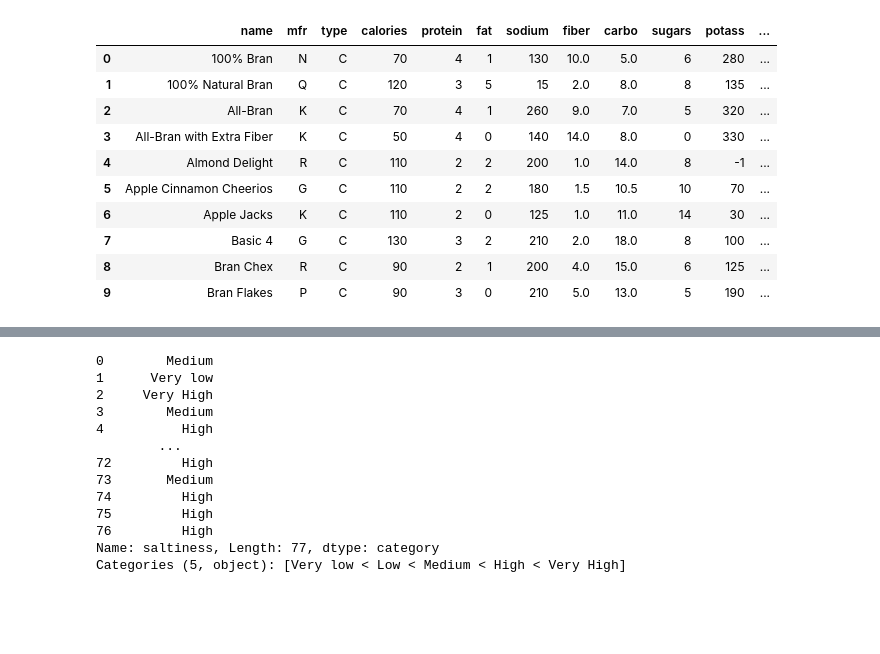
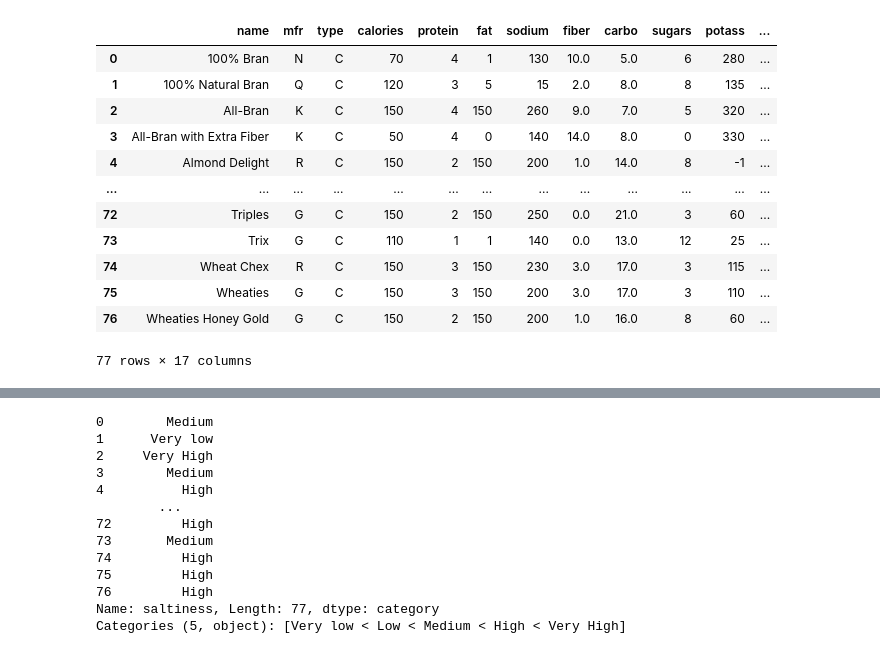
Before and after one commit to tahentx/pv_workbook, a Jupyter notebook: datascience/misc/cereal_eda.ipynb, the cells around one changed output, grey strips where cells are left out. Saved outputs shown, nothing was run; the diff lists cells and outputs as text; code cells hidden in the pictures; blank space fills up the shorter version.

Commit message:
basic eda working on pandas cookbook snippets

```diff
--- a/datascience/misc/cereal_eda.ipynb
+++ b/datascience/misc/cereal_eda.ipynb
@@ -6,17 +6,3 @@ import matplotlib.pyplot as plt
 import scipy
 # %%
 df = pd.read_csv('https://raw.githubusercontent.com/thisismetis/sf20_ds18/master/pairs/cereal/cereal.csv?token=ADA5PK7RWPBIIL5MTD6SBHS7DNEBK',sep=',')
-# %%
-df.head(10)
-# %% [output]
-|  | name | mfr | type | calories | protein | fat | sodium | fiber | carbo | sugars | potass | ... |
-| 0 | 100% Bran | N | C | 70 | 4 | 1 | 130 | 10.0 | 5.0 | 6 | 280 | ... |
-| 1 | 100% Natural Bran | Q | C | 120 | 3 | 5 | 15 | 2.0 | 8.0 | 8 | 135 | ... |
-| 2 | All-Bran | K | C | 70 | 4 | 1 | 260 | 9.0 | 7.0 | 5 | 320 | ... |
-| 3 | All-Bran with Extra Fiber | K | C | 50 | 4 | 0 | 140 | 14.0 | 8.0 | 0 | 330 | ... |
-| 4 | Almond Delight | R | C | 110 | 2 | 2 | 200 | 1.0 | 14.0 | 8 | -1 | ... |
-| 5 | Apple Cinnamon Cheerios | G | C | 110 | 2 | 2 | 180 | 1.5 | 10.5 | 10 | 70 | ... |
-| 6 | Apple Jacks | K | C | 110 | 2 | 0 | 125 | 1.0 | 11.0 | 14 | 30 | ... |
-| 7 | Basic 4 | G | C | 130 | 3 | 2 | 210 | 2.0 | 18.0 | 8 | 100 | ... |
-| 8 | Bran Chex | R | C | 90 | 2 | 1 | 200 | 4.0 | 15.0 | 6 | 125 | ... |
-| 9 | Bran Flakes | P | C | 90 | 3 | 0 | 210 | 5.0 | 13.0 | 5 | 190 | ... |
@@ -22,0 +15,16 @@ df.head(10)
+# %%
+df2
+# %% [output]
+|  | name | mfr | type | calories | protein | fat | sodium | fiber | carbo | sugars | potass | ... |
+| 0 | 100% Bran | N | C | 70 | 4 | 1 | 130 | 10.0 | 5.0 | 6 | 280 | ... |
+| 1 | 100% Natural Bran | Q | C | 120 | 3 | 5 | 15 | 2.0 | 8.0 | 8 | 135 | ... |
+| 2 | All-Bran | K | C | 150 | 4 | 150 | 260 | 9.0 | 7.0 | 5 | 320 | ... |
+| 3 | All-Bran with Extra Fiber | K | C | 50 | 4 | 0 | 140 | 14.0 | 8.0 | 0 | 330 | ... |
+| 4 | Almond Delight | R | C | 150 | 2 | 150 | 200 | 1.0 | 14.0 | 8 | -1 | ... |
+| ... | ... | ... | ... | ... | ... | ... | ... | ... | ... | ... | ... | ... |
+| 72 | Triples | G | C | 150 | 2 | 150 | 250 | 0.0 | 21.0 | 3 | 60 | ... |
+| 73 | Trix | G | C | 110 | 1 | 1 | 140 | 0.0 | 13.0 | 12 | 25 | ... |
+| 74 | Wheat Chex | R | C | 150 | 3 | 150 | 230 | 3.0 | 17.0 | 3 | 115 | ... |
+| 75 | Wheaties | G | C | 150 | 3 | 150 | 200 | 3.0 | 17.0 | 3 | 110 | ... |
+| 76 | Wheaties Honey Gold | G | C | 150 | 2 | 150 | 200 | 1.0 | 16.0 | 8 | 60 | ... |
+77 rows × 17 columns
```
Also changed, not shown: parts of 11 cells of this notebook.
